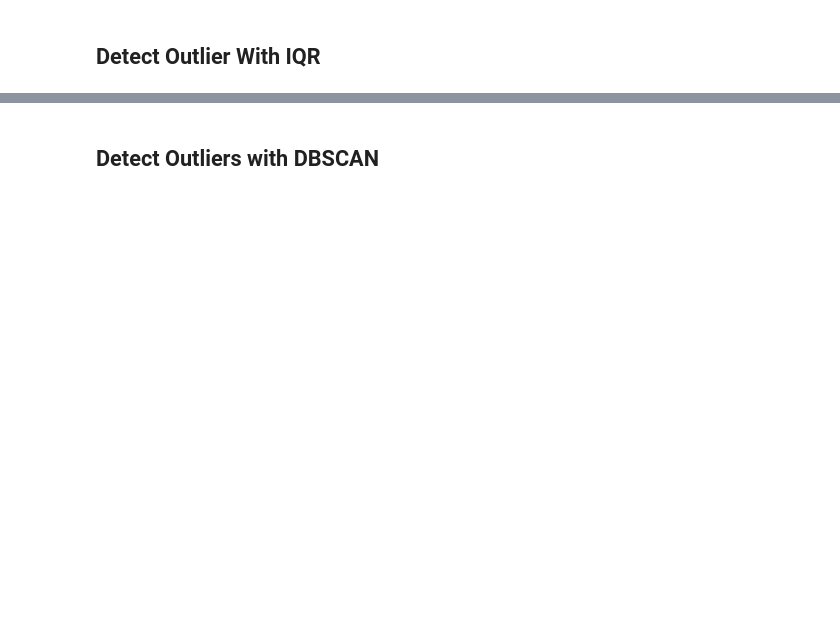
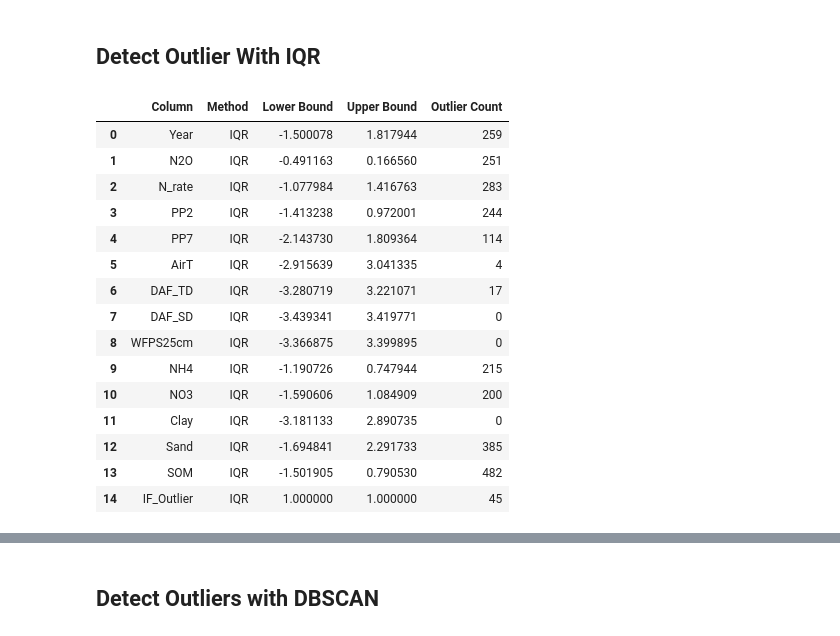
Before and after one commit to roniwahyu/outlier-detection2024, a Jupyter notebook: 01.Dataset-Rofiqul/Ujicoba6-01012024/010_06_Agriculture_N2O_IF_DBSCAN_OneClassSVM_Ensemble_OUTLIERS_DETECTION_Uji Weighted clean.ipynb, the cells around one changed output, grey strips where cells are left out. Cells and saved outputs as stored; diff of their text form; code cells hidden in the pictures; blank space fills up the shorter version.

```diff
--- a/01.Dataset-Rofiqul/Ujicoba6-01012024/010_06_Agriculture_N2O_IF_DBSCAN_OneClassSVM_Ensemble_OUTLIERS_DETECTION_Uji Weighted clean.ipynb
+++ b/01.Dataset-Rofiqul/Ujicoba6-01012024/010_06_Agriculture_N2O_IF_DBSCAN_OneClassSVM_Ensemble_OUTLIERS_DETECTION_Uji Weighted clean.ipynb
@@ -432,9 +436,26 @@ for col in numerical_columns:
 summary_df = pd.DataFrame(summary_table)
 # %%
 # Save the summary table to a CSV file
-summary_file_path = '01.Dataset-Rofiqul/004.after_outlier_numerical_columns_outlier_summary.csv'
+summary_file_path = 'hasil/BeforeRemoveOutliers/004.after_outlier_numerical_columns_outlier_summary.csv'
 summary_df.to_csv(summary_file_path, index=False)
 summary_df
+# %% [output]
+|  | Column | Method | Lower Bound | Upper Bound | Outlier Count |
+| 0 | Year | IQR | -1.500078 | 1.817944 | 259 |
+| 1 | N2O | IQR | -0.491163 | 0.166560 | 251 |
+| 2 | N_rate | IQR | -1.077984 | 1.416763 | 283 |
+| 3 | PP2 | IQR | -1.413238 | 0.972001 | 244 |
+| 4 | PP7 | IQR | -2.143730 | 1.809364 | 114 |
+| 5 | AirT | IQR | -2.915639 | 3.041335 | 4 |
+| 6 | DAF_TD | IQR | -3.280719 | 3.221071 | 17 |
+| 7 | DAF_SD | IQR | -3.439341 | 3.419771 | 0 |
+| 8 | WFPS25cm | IQR | -3.366875 | 3.399895 | 0 |
+| 9 | NH4 | IQR | -1.190726 | 0.747944 | 215 |
+| 10 | NO3 | IQR | -1.590606 | 1.084909 | 200 |
+| 11 | Clay | IQR | -3.181133 | 2.890735 | 0 |
+| 12 | Sand | IQR | -1.694841 | 2.291733 | 385 |
+| 13 | SOM | IQR | -1.501905 | 0.790530 | 482 |
+| 14 | IF_Outlier | IQR | 1.000000 | 1.000000 | 45 |
 # %%
 # Visualize the outliers using box plots, histograms, and scatter plots
 for col in numerical_columns:
```
Also changed, not shown: parts of 27 cells of this notebook, 31 other files.
